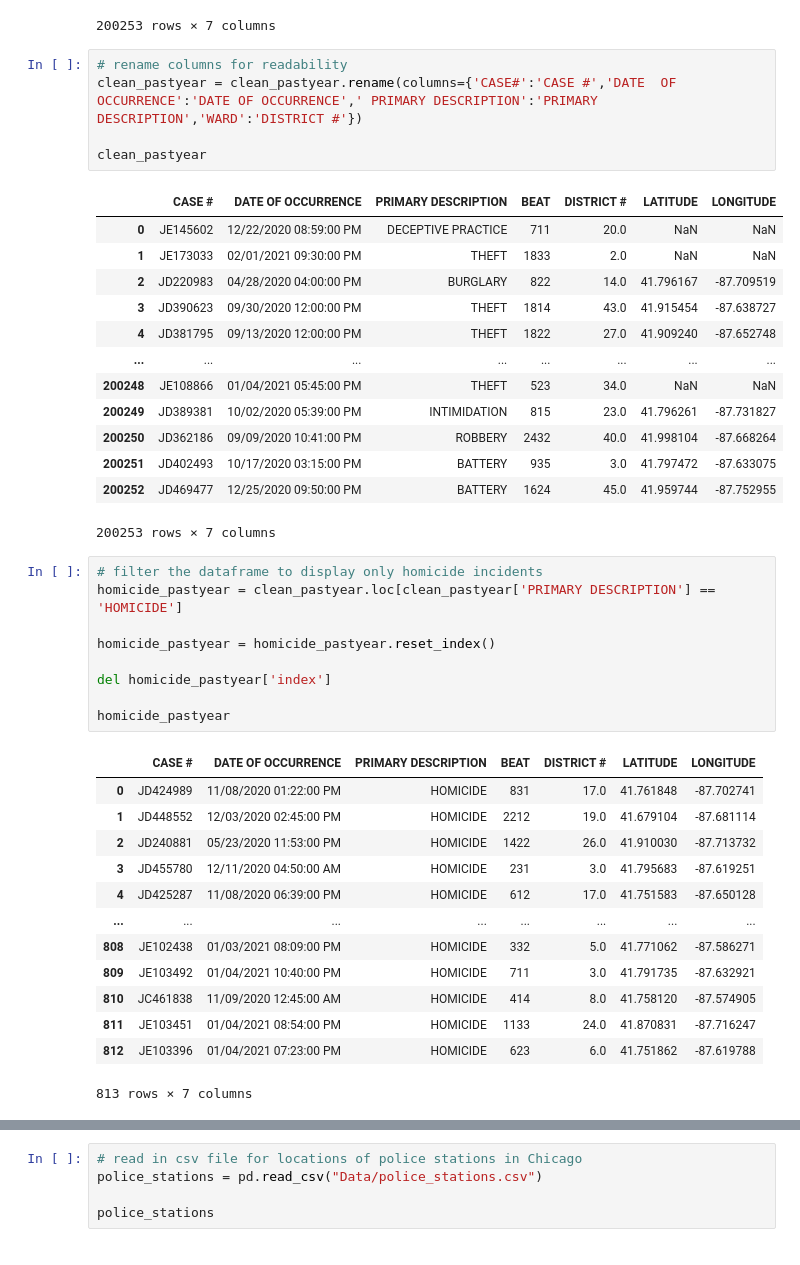
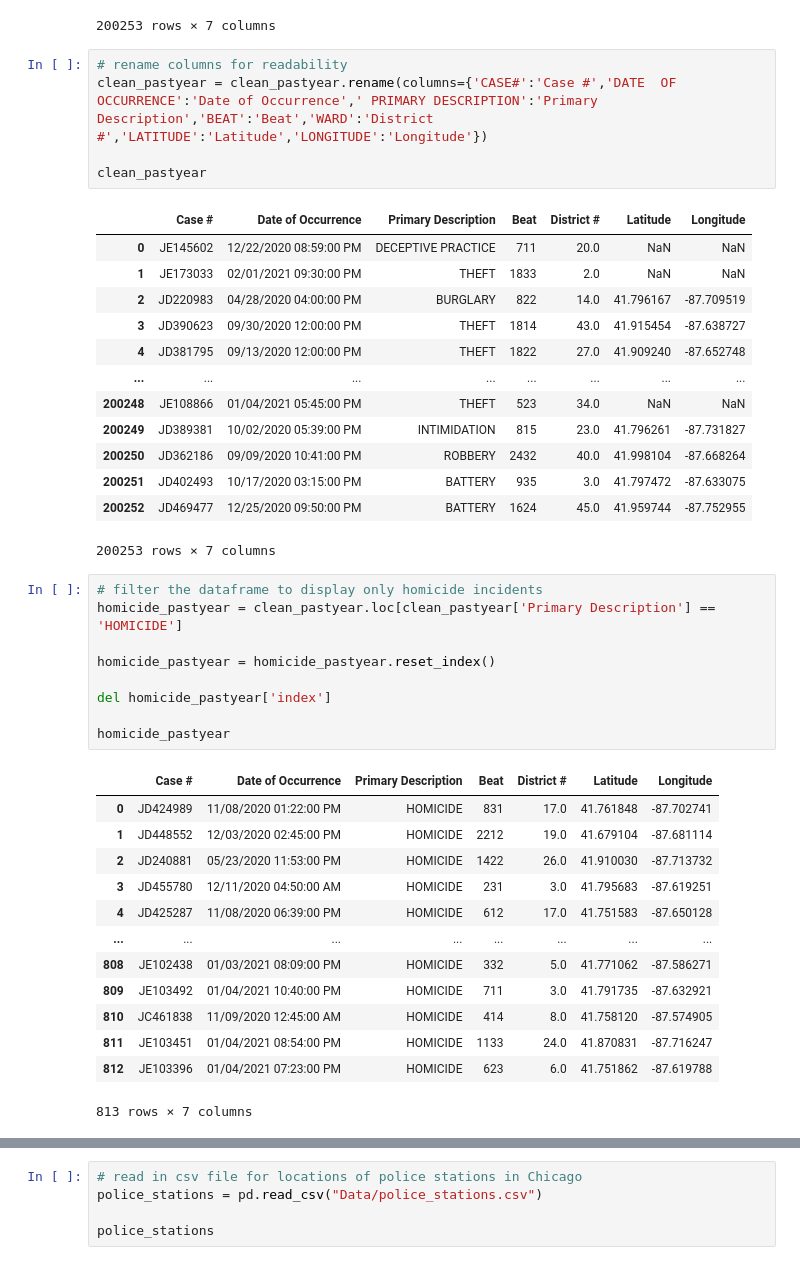
Before and after one commit to mcanad4/butler-groupC-project1, a Jupyter notebook: Chicago_Crime.ipynb, the cells around one changed output, grey strips where cells are left out. Cells and saved outputs as stored; diff of their text form.

```diff
--- a/Chicago_Crime.ipynb
+++ b/Chicago_Crime.ipynb
@@ -38,11 +39,11 @@ clean_pastyear
 200253 rows × 7 columns
 # %%
 # rename columns for readability
-clean_pastyear = clean_pastyear.rename(columns={'CASE#':'CASE #','DATE  OF OCCURRENCE':'DATE OF OCCURRENCE',' PRIMARY DESCRIPTION':'PRIMARY DESCRIPTION','WARD':'DISTRICT #'})
+clean_pastyear = clean_pastyear.rename(columns={'CASE#':'Case #','DATE  OF OCCURRENCE':'Date of Occurrence',' PRIMARY DESCRIPTION':'Primary Description','BEAT':'Beat','WARD':'District #','LATITUDE':'Latitude','LONGITUDE':'Longitude'})
 
 clean_pastyear
 # %% [output]
-|  | CASE # | DATE OF OCCURRENCE | PRIMARY DESCRIPTION | BEAT | DISTRICT # | LATITUDE | LONGITUDE |
+|  | Case # | Date of Occurrence | Primary Description | Beat | District # | Latitude | Longitude |
 | 0 | JE145602 | 12/22/2020 08:59:00 PM | DECEPTIVE PRACTICE | 711 | 20.0 | NaN | NaN |
 | 1 | JE173033 | 02/01/2021 09:30:00 PM | THEFT | 1833 | 2.0 | NaN | NaN |
 | 2 | JD220983 | 04/28/2020 04:00:00 PM | BURGLARY | 822 | 14.0 | 41.796167 | -87.709519 |
@@ -57,7 +58,7 @@ clean_pastyear
 200253 rows × 7 columns
 # %%
 # filter the dataframe to display only homicide incidents
-homicide_pastyear = clean_pastyear.loc[clean_pastyear['PRIMARY DESCRIPTION'] == 'HOMICIDE']
+homicide_pastyear = clean_pastyear.loc[clean_pastyear['Primary Description'] == 'HOMICIDE']
 
 homicide_pastyear = homicide_pastyear.reset_index()
 
@@ -65,7 +66,7 @@ del homicide_pastyear['index']
 
 homicide_pastyear
 # %% [output]
-|  | CASE # | DATE OF OCCURRENCE | PRIMARY DESCRIPTION | BEAT | DISTRICT # | LATITUDE | LONGITUDE |
+|  | Case # | Date of Occurrence | Primary Description | Beat | District # | Latitude | Longitude |
 | 0 | JD424989 | 11/08/2020 01:22:00 PM | HOMICIDE | 831 | 17.0 | 41.761848 | -87.702741 |
 | 1 | JD448552 | 12/03/2020 02:45:00 PM | HOMICIDE | 2212 | 19.0 | 41.679104 | -87.681114 |
 | 2 | JD240881 | 05/23/2020 11:53:00 PM | HOMICIDE | 1422 | 26.0 | 41.910030 | -87.713732 |
```
Also changed, not shown: parts of 11 cells of this notebook, 2 other files.
